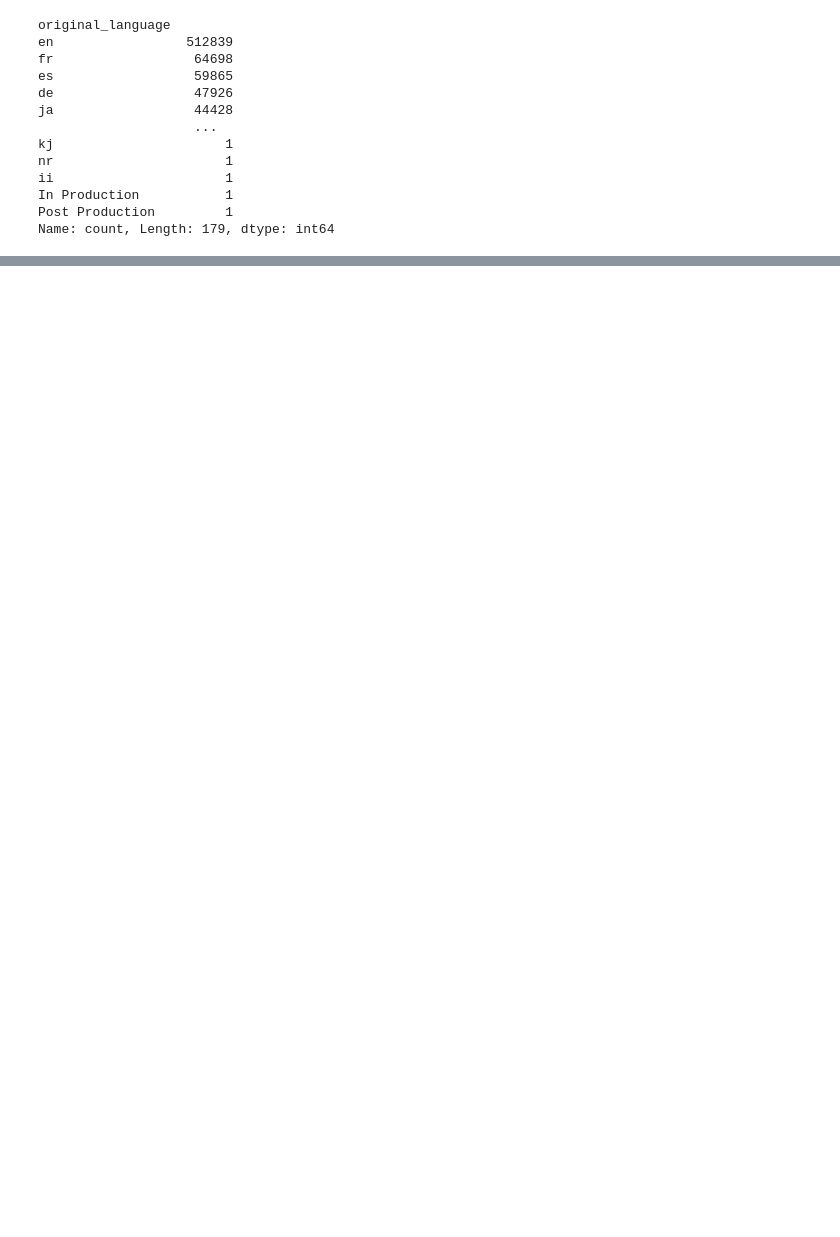
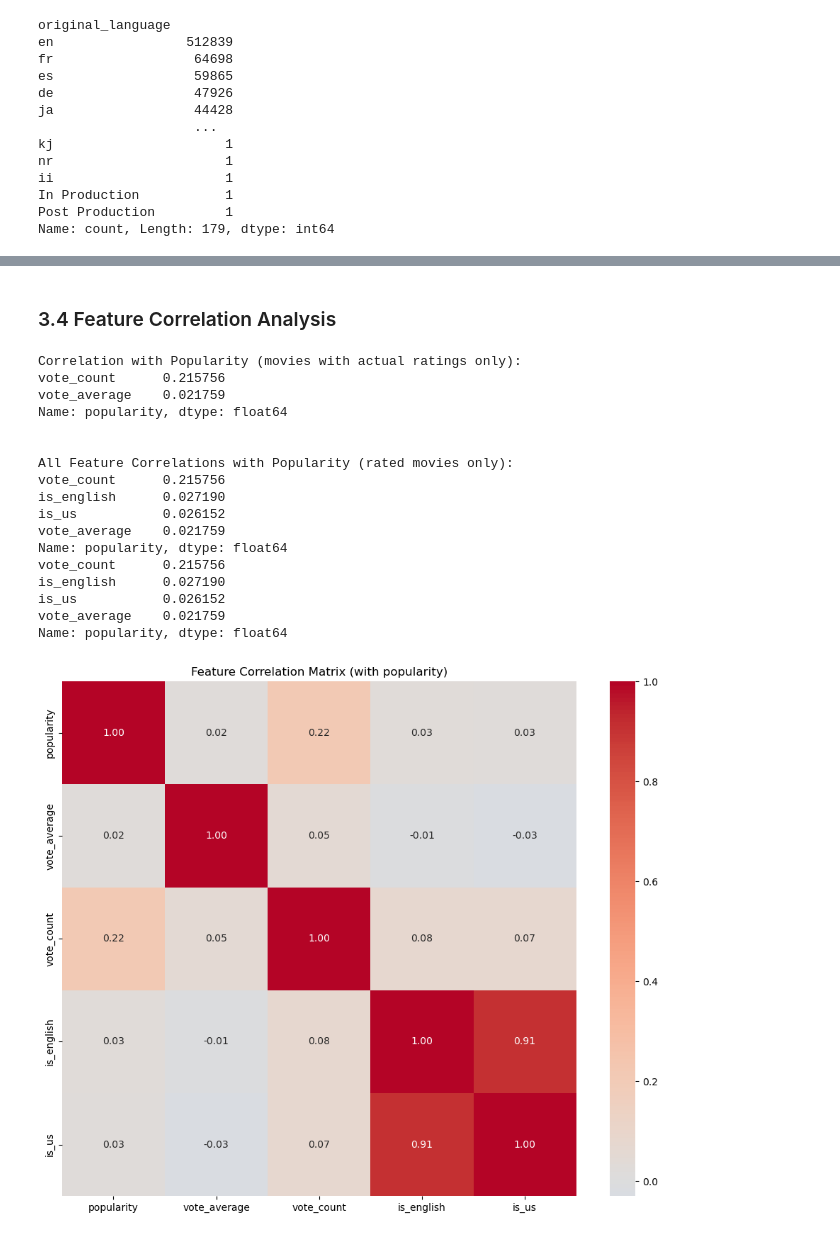
Before and after one commit to theinvisiblelab/invisible-films, a Jupyter notebook: code/python/descriptives.ipynb, the cells around one changed output, grey strips where cells are left out. Cells and saved outputs as stored; diff of their text form; code cells hidden in the pictures; blank space fills up the shorter version.

```diff
--- a/code/python/descriptives.ipynb
+++ b/code/python/descriptives.ipynb
@@ -7,0 +54,5 @@ df['popularity'] = pd.to_numeric(df['popularity'], errors='coerce')
+# %%
+# Create a clean subset for analysis (movies with actual ratings)
+df_rated = df[df['vote_average'].notna()].copy()
+print(f"\nMovies with actual ratings (for correlation analysis): {len(df_rated)}")
+print(f"Percentage of total dataset: {len(df_rated)/len(df)*100:.1f}%")
@@ -83,0 +326,47 @@ df['original_language'].value_counts()
+# %% [markdown]
+### 3.4 Feature Correlation Analysis
+# %%
+# Correlation analysis - what features correlate with popularity (using movies with ratings only)
+print("Correlation with Popularity (movies with actual ratings only):")
+correlations = df_rated[['vote_average', 'vote_count', 'popularity']].corr()['popularity'].drop('popularity').sort_values(ascending=False)
+print(correlations)
+
+# Create dummy variables for key categorical features to see their impact
+df_encoded = df_rated.copy()
+df_encoded['is_english'] = (df_encoded['original_language'] == 'en').astype(int)
+df_encoded['is_us'] = (df_encoded['origin_country'].str.contains('US', na=False)).astype(int)
+
+# Correlation with encoded features
+print(f"\n\nAll Feature Correlations with Popularity (rated movies only):")
+features_corr = df_encoded[['vote_average', 'vote_count', 'is_english', 'is_us', 'popularity']].corr()['popularity'].drop('popularity').sort_values(ascending=False)
+print(features_corr)
+
+# Simple correlation heatmap (including popularity)
+import matplotlib.pyplot as plt
+import seaborn as sns
+plt.figure(figsize=(10, 8))
+corr_matrix = df_encoded[['popularity', 'vote_average', 'vote_count', 'is_english', 'is_us']].corr()
+sns.heatmap(corr_matrix, annot=True, cmap='coolwarm', center=0,
+            square=True, fmt='.2f')
+plt.title('Feature Correlation Matrix (with popularity)')
+plt.tight_layout()
+plt.show()
+# %% [output]
+Correlation with Popularity (movies with actual ratings only):
+vote_count      0.215756
+vote_average    0.021759
+Name: popularity, dtype: float64
+
+
+All Feature Correlations with Popularity (rated movies only):
+vote_count      0.215756
+is_english      0.027190
+is_us           0.026152
+vote_average    0.021759
+Name: popularity, dtype: float64
+vote_count      0.215756
+is_english      0.027190
+is_us           0.026152
+vote_average    0.021759
+Name: popularity, dtype: float64
+[figure, added]
```
Also changed, not shown: parts of 25 cells of this notebook, 1 other file.
